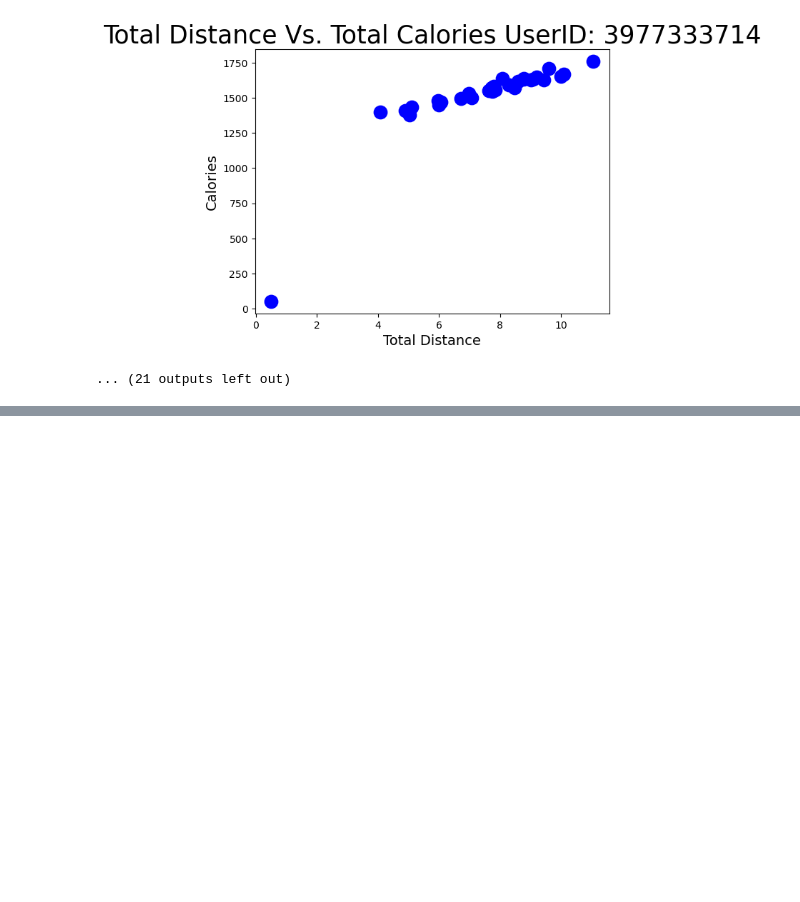
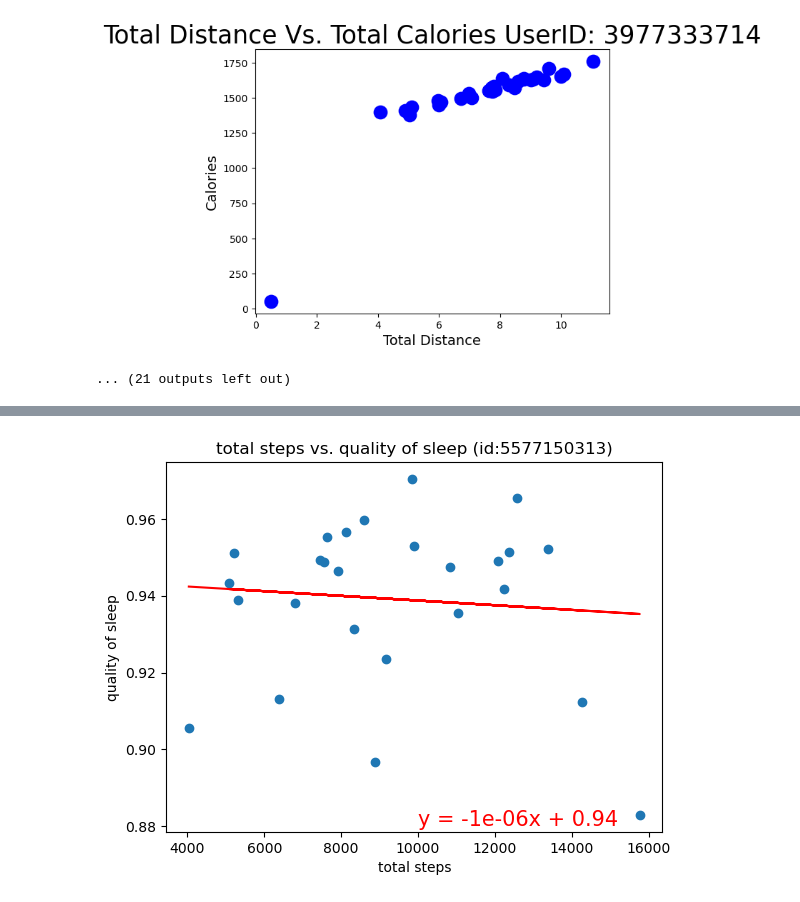
Before and after one commit to shabazmotan/Fitness-Tracking, a Jupyter notebook: Pyfitness.ipynb, the cells around one changed output, grey strips where cells are left out. Drawn from its saved outputs; the diff is of its cells as text; code cells hidden in the pictures; blank space fills up the shorter version.

```diff
--- a/Pyfitness.ipynb
+++ b/Pyfitness.ipynb
@@ -87,0 +205,8 @@ for ID in UserIDs:
+# %%
+# randomly pick a person to look at
+ID_list = clean_df['Id'].tolist()
+random_ID = random.choice(ID_list)
+# %%
+# new dataframe for the selected id
+random_person_df = clean_df[(clean_df['Id']==random_ID)]
+random_person_df
@@ -87,0 +231,23 @@ for ID in UserIDs:
+# %%
+# how this person has been sleeping in a month
+
+x_value = random_person_df['StepTotal']
+y_value = random_person_df['Quality of sleep']
+
+(slope, intercept, rvalue, pvalue, stderr) = linregress(x_value, y_value)
+regress_values = x_value * slope + intercept
+
+line_eq = "y = " + str(round(slope,6)) + "x + " + str(round(intercept,2))
+
+plt.scatter(x_value,y_value)
+plt.plot(x_value,regress_values,"r-")
+
+plt.annotate(line_eq,(10000,0.88),fontsize=15,color="red")
+
+plt.xlabel('total steps')
+plt.ylabel('quality of sleep')
+plt.title(f'total steps vs. quality of sleep (id:{random_ID})')
+
+plt.show()
+# %% [output]
+[figure, added]
```
Also changed, not shown: parts of 12 cells of this notebook, 18 other files.
